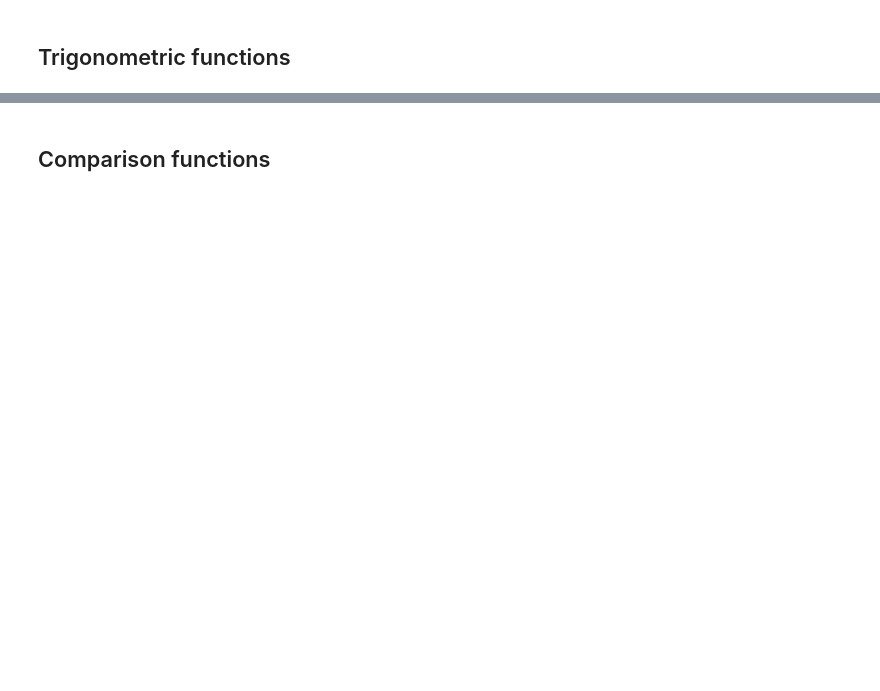
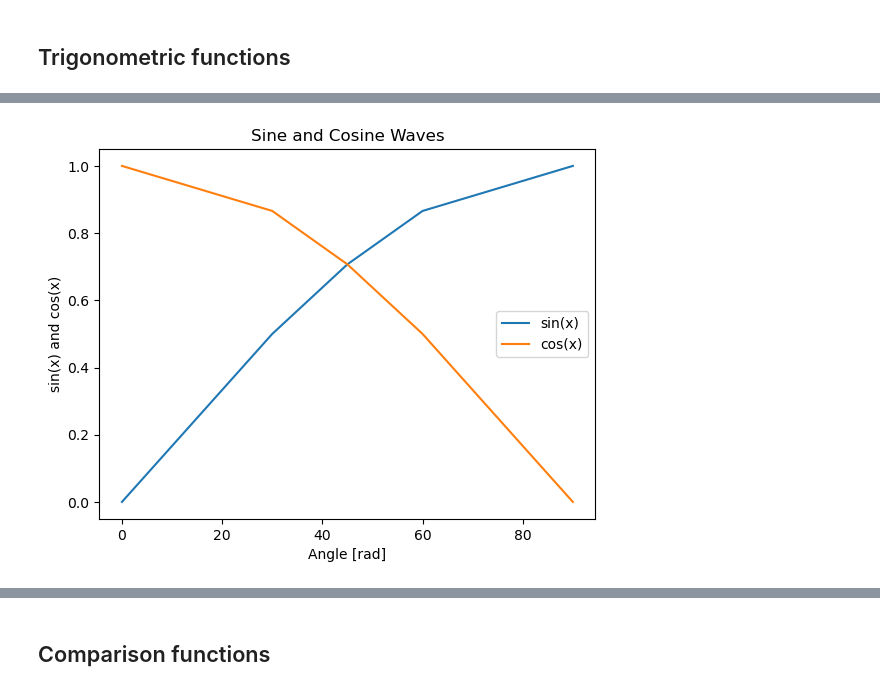
Before and after one commit to pcmoraesmenezes/Data-Science-and-Machine-Learning-Course, a Jupyter notebook: Introduction/numpy/some_ufuncs.ipynb, the cells around one changed output, grey strips where cells are left out. Saved outputs shown, nothing was run; the diff lists cells and outputs as text; code cells hidden in the pictures; blank space fills up the shorter version.

```diff
--- a/Introduction/numpy/some_ufuncs.ipynb
+++ b/Introduction/numpy/some_ufuncs.ipynb
@@ -368,0 +399,10 @@ B: [0.47217607 0.13734291 0.37875502 0.89335247 0.75939972 0.44053071
+# %%
+plt.title('Sine and Cosine Waves')  # Set the title
+plt.plot(A, sin_a, label='sin(x)')
+plt.plot(A, cos_a, label='cos(x)')
+plt.xlabel('Angle [rad]')  # Set the x-axis label
+plt.ylabel('sin(x) and cos(x)')
+plt.legend()
+plt.show()
+# %% [output]
+[figure, added]
```
Also changed, not shown: parts of 43 cells of this notebook, 1 other file.
